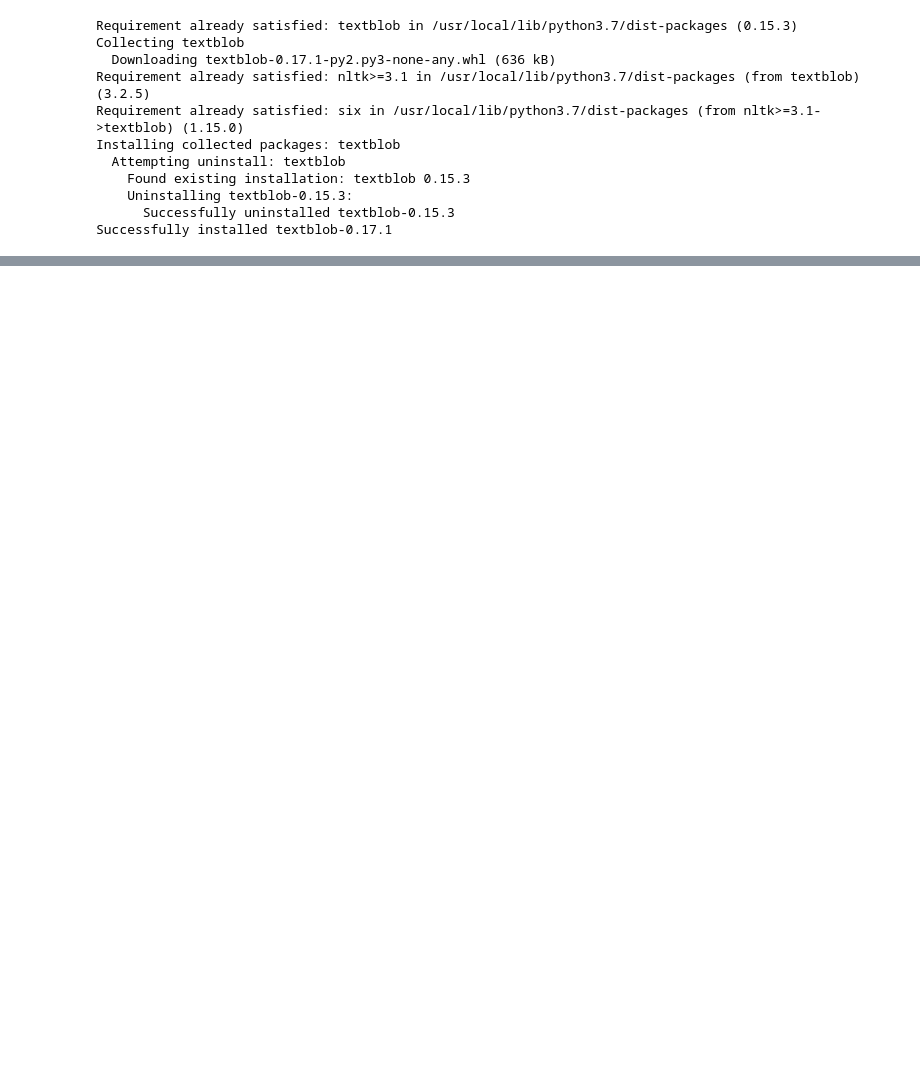
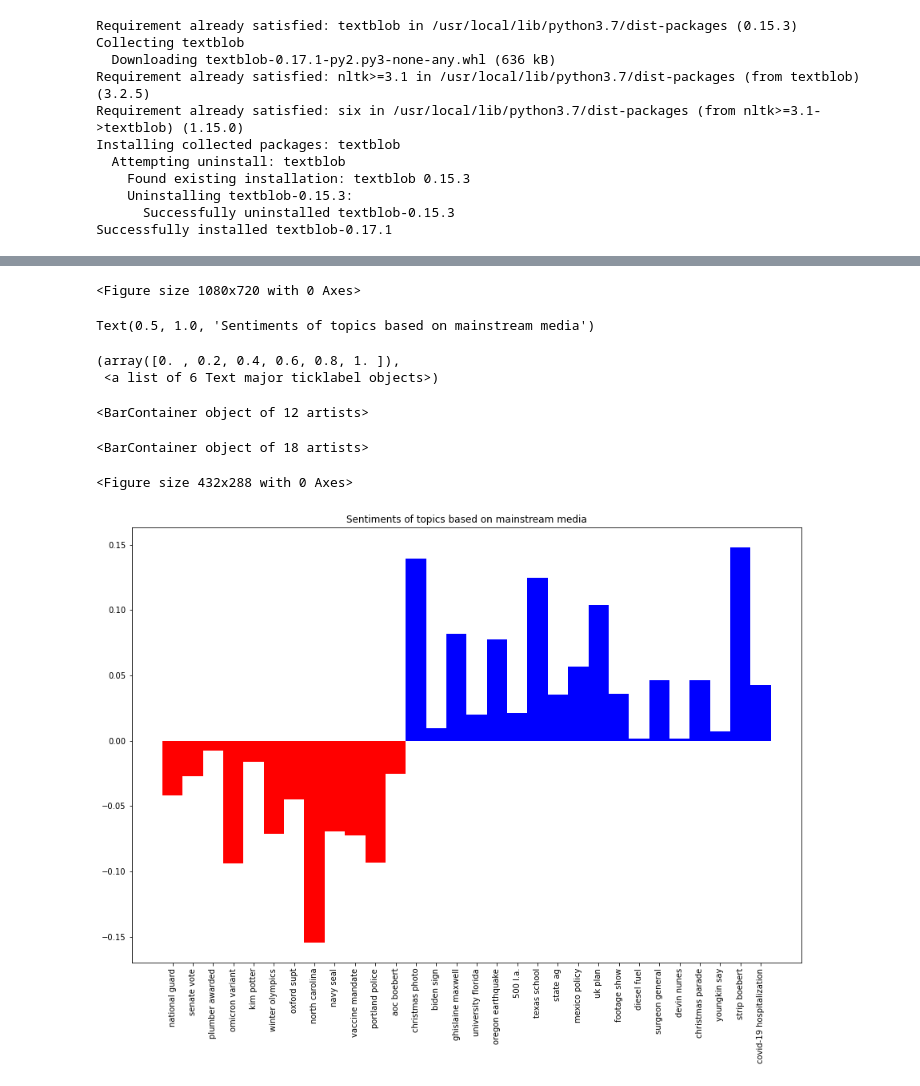
Before and after one commit to SidIzG/DataScience, a Jupyter notebook: Twitter_Sentiment_Analysis_Project.ipynb, the cells around one changed output, grey strips where cells are left out. Drawn from its saved outputs; the diff is of its cells as text; code cells hidden in the pictures; blank space fills up the shorter version.

```diff
--- a/Twitter_Sentiment_Analysis_Project.ipynb
+++ b/Twitter_Sentiment_Analysis_Project.ipynb
@@ -312,0 +288,10 @@ getting tweets before 1318388884003315711
+# %%
+topic_sentiments = {}
+for column in twitter_data_df.columns:
+  public_tweets = api.search(column, count=100)
+  polarity_list_tweets = []
+  for tweet in public_tweets:
+    analysis = TextBlob(tweet.text)
+    polarity_list_tweets.append(analysis.sentiment.polarity)
+
+  topic_sentiments[column] = np.mean(polarity_list_tweets)
@@ -312,0 +318,30 @@ getting tweets before 1318388884003315711
+# %%
+topic_avg_sentiments = {}
+for column in twitter_data_df.columns:
+  avg_sent = np.mean(twitter_data_df[column])
+  topic_avg_sentiments[column] = avg_sent
+# %%
+negative_data_avg_sents = {}
+positive_data_avg_sents = {}
+for key, val in topic_avg_sentiments.items():
+  if val < 0:
+    negative_data_avg_sents[key] = val
+  elif val > 0:
+    positive_data_avg_sents[key] = val
+
+fig = plt.figure()
+figure(figsize=(15, 10))
+ax = plt.subplot(111)
+ax.set_title("Sentiments of topics based on mainstream media")
+plt.xticks(rotation=90)
+ax.bar(negative_data_avg_sents.keys(), negative_data_avg_sents.values(), width=1, color='r')
+ax.bar(positive_data_avg_sents.keys(), positive_data_avg_sents.values(), width=1, color='b')
+# %% [output]
+<Figure size 1080x720 with 0 Axes>
+Text(0.5, 1.0, 'Sentiments of topics based on mainstream media')
+(array([0. , 0.2, 0.4, 0.6, 0.8, 1. ]),
+ <a list of 6 Text major ticklabel objects>)
+<BarContainer object of 12 artists>
+<BarContainer object of 18 artists>
+<Figure size 432x288 with 0 Axes>
+[figure, added]
```
Also changed, not shown: parts of 47 cells of this notebook.
